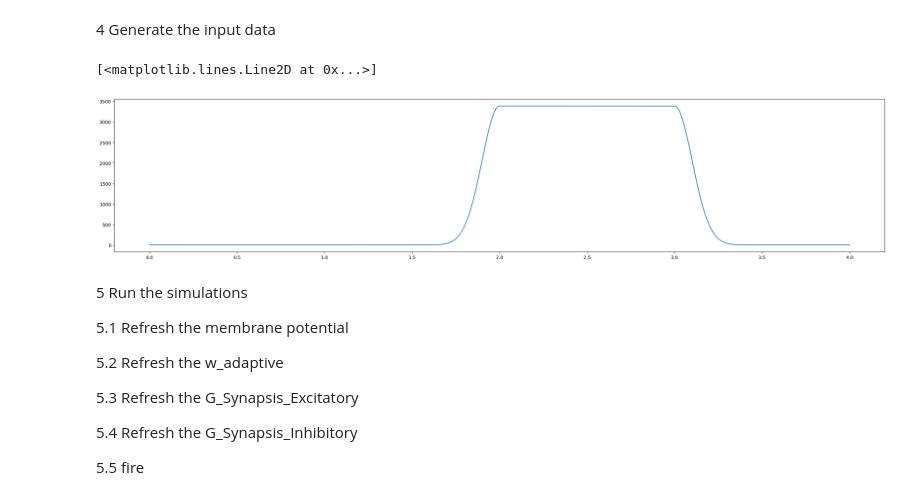
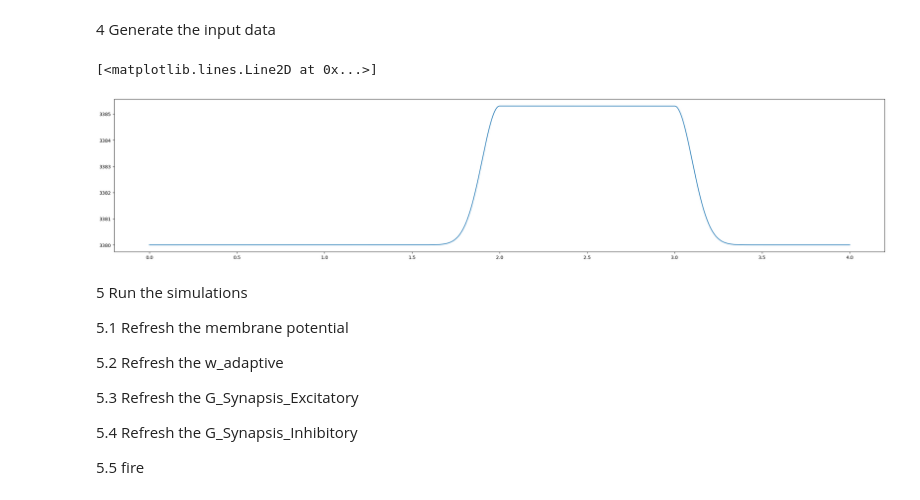
Before and after one commit to RogersSccot/17_BBQ, a Jupyter notebook: Seizure_Ref/My_AdEx_Network_Plot/My_AdEx_Network_2_10_New_Total.ipynb, the cells around one changed output. Saved outputs shown, nothing was run; the diff lists cells and outputs as text; code cells hidden in the pictures.

```diff
--- a/Seizure_Ref/My_AdEx_Network_Plot/My_AdEx_Network_2_10_New_Total.ipynb
+++ b/Seizure_Ref/My_AdEx_Network_Plot/My_AdEx_Network_2_10_New_Total.ipynb
@@ -215,33 +215,33 @@ for neuron_front in P2_Group:
 # %% [markdown]
 4 Generate the input data
 # %%
-AmpStim=+3379.467  #80. #92.
+AmpStim=3385.3  #80. #92.
 plat = 1000
 def heaviside(x):
     return 0.5 * (1 + np.sign(x))
 def input_rate(t, t1_exc, tau1_exc, tau2_exc, ampl_exc, plateau):
     # t1_exc=10. # time of the maximum of external stimulation
     # tau1_exc=20. # first time constant of perturbation = rising time
     # tau2_exc=50. # decaying time
     # ampl_exc=20. # amplitude of excitation
     inp = ampl_exc * (np.exp(-(t - t1_exc) ** 2 / (2. * tau1_exc ** 2)) * heaviside(-(t - t1_exc)) +
                       heaviside(-(t - (t1_exc+plateau))) * heaviside(t - t1_exc) +
                       np.exp(-(t - (t1_exc+plateau)) ** 2 / (2. * tau2_exc ** 2)) * heaviside(t - (t1_exc+plateau)))
     return inp
 # 创建仿真时间序列
 t2 = np.arange(0, 1000*TotTime, 1000*dt)
 test_input = []
 # 输入的噪声强度
 TauP=100
-rest=6
+rest=3380
 # 将时间点，噪声，输入刺激，输入刺激的平台期产生对应时间的脉冲
 for ji in t2:
-    test_input.append(6+input_rate(ji, 2000., TauP, TauP, AmpStim, plat))
+    test_input.append(rest+input_rate(ji, 2000., TauP, TauP, AmpStim-rest, plat))
 plt.figure(figsize=(30,6))
 plt.plot(time_sim, test_input)
 # %% [output]
 [<matplotlib.lines.Line2D at 0x...>]
-[figure, old version]
+[figure, new version]
 # %% [markdown]
 5 Run the simulations
 
```
Also changed, not shown: parts of 4 cells of this notebook, 8 other files.
